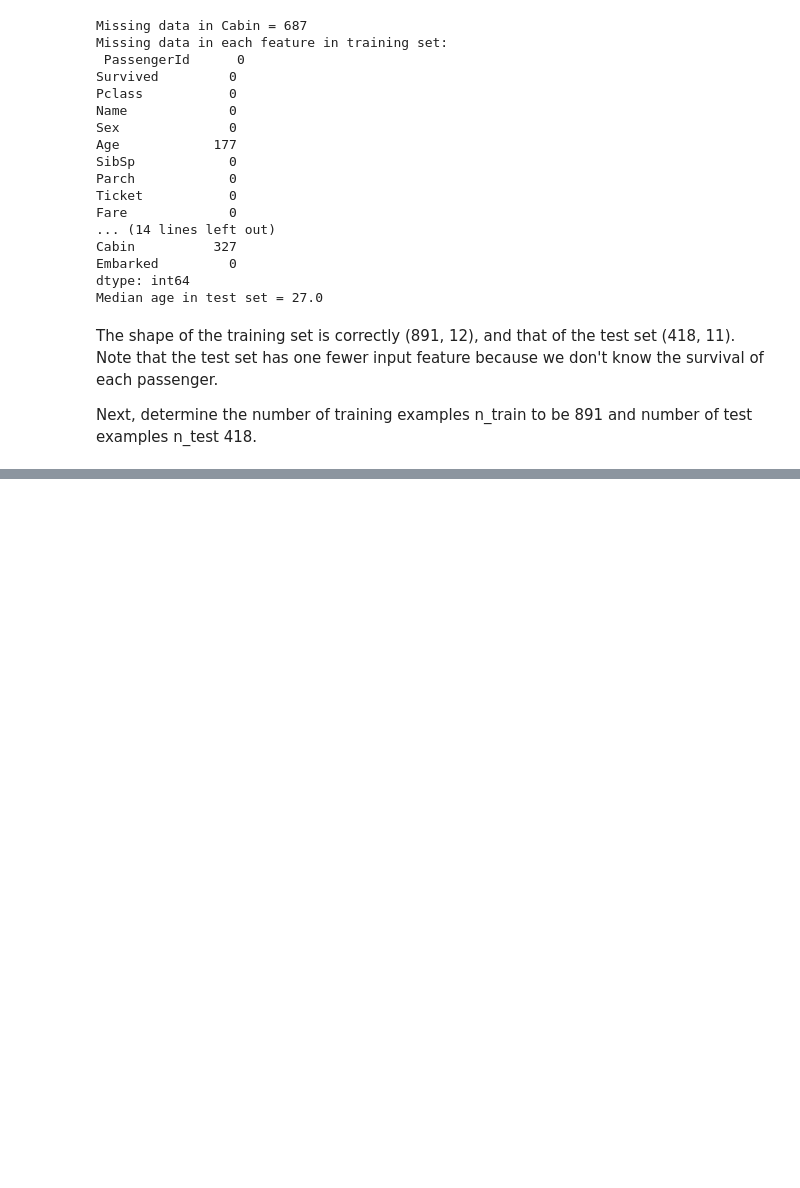
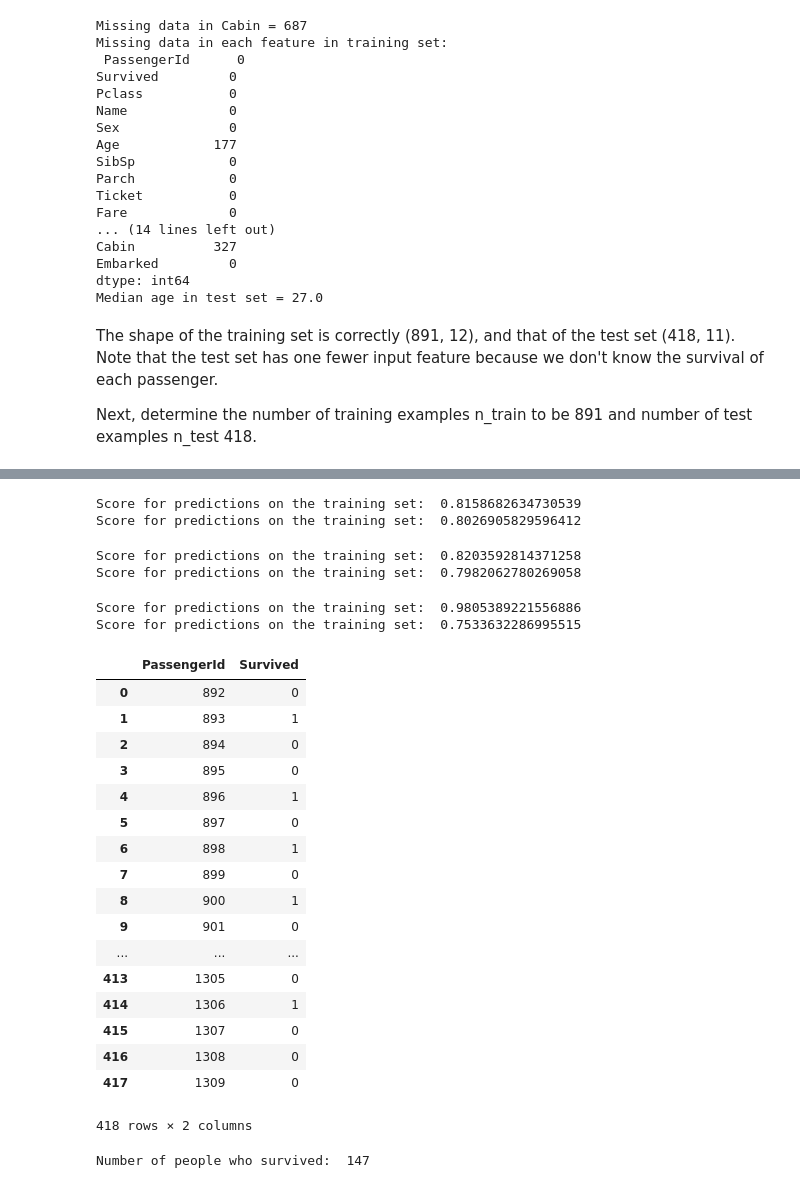
Before and after one commit to haianhle/ar-kaggle, a Jupyter notebook: titanic/titanic_notes.ipynb, the cells around one changed output, grey strips where cells are left out. Cells and saved outputs as stored; diff of their text form; code cells hidden in the pictures; blank space fills up the shorter version.

Commit message:
playing with sklearn models

```diff
--- a/titanic/titanic_notes.ipynb
+++ b/titanic/titanic_notes.ipynb
@@ -207,0 +179,5 @@ dtype: int64
+# %%
+#Extract the same features for X_test and label gender
+X_test = test_set[features]
+X_test['Sex'] = X_test['Sex'].map({'male' : 1, 'female' : 0})
+X_test.head()
@@ -207,0 +263,14 @@ dtype: int64
+# %%
+#normalizing input features for both data sets using MinMaxScaler
+from sklearn.preprocessing import MinMaxScaler
+
+scaler = MinMaxScaler()
+X = scaler.fit_transform(X)
+X_test = scaler.transform(X_test)
+# %%
+from sklearn.model_selection import train_test_split
+
+X_train, X_dev, y_train, y_dev = train_test_split(X, y, random_state=0)
+
+print('Number of training examples: ', X_train.shape[0])
+print('Number of examples for cross validation: ', X_dev.shape[0])
@@ -207,0 +353,55 @@ dtype: int64
+# %%
+# SVM with RBF kernel (default option)
+from sklearn.svm import SVC
+
+rbf_svm = SVC(C=1.0, gamma='scale').fit(X_train, y_train)
+print('Score for predictions on the training set: ', rbf_svm.score(X_train, y_train))
+print('Score for predictions on the training set: ', rbf_svm.score(X_dev, y_dev))
+# %% [output]
+Score for predictions on the training set:  0.8158682634730539
+Score for predictions on the training set:  0.8026905829596412
+# %%
+# SVM with polynomial kernel
+from sklearn.svm import SVC
+
+poly_svm = SVC(C=1.0, kernel='poly', gamma='scale').fit(X_train, y_train)
+print('Score for predictions on the training set: ', poly_svm.score(X_train, y_train))
+print('Score for predictions on the training set: ', poly_svm.score(X_dev, y_dev))
+# %% [output]
+Score for predictions on the training set:  0.8203592814371258
+Score for predictions on the training set:  0.7982062780269058
+# %%
+# decision tree
+from sklearn.tree import DecisionTreeClassifier
+
+tree = DecisionTreeClassifier(criterion='entropy').fit(X_train, y_train)
+print('Score for predictions on the training set: ', tree.score(X_train, y_train))
+print('Score for predictions on the training set: ', tree.score(X_dev, y_dev))
+# %% [output]
+Score for predictions on the training set:  0.9805389221556886
+Score for predictions on the training set:  0.7533632286995515
+# %%
+# Make predictions on unseen data using SVM
+Y_pred = rbf_svm.predict(X_test)
+Y_pred = (Y_pred > 0.5).astype(int)
+Y = pd.DataFrame(data=Y_pred, columns=['Survived'])
+Y.insert(loc=0, column='PassengerId', value=test_set['PassengerId'])
+# %% [output]
+|  | PassengerId | Survived |
+| 0 | 892 | 0 |
+| 1 | 893 | 1 |
+| 2 | 894 | 0 |
+| 3 | 895 | 0 |
+| 4 | 896 | 1 |
+| 5 | 897 | 0 |
+| 6 | 898 | 1 |
+| 7 | 899 | 0 |
+| 8 | 900 | 1 |
+| 9 | 901 | 0 |
+| ... | ... | ... |
+| 413 | 1305 | 0 |
+| 414 | 1306 | 1 |
+| 415 | 1307 | 0 |
+| 416 | 1308 | 0 |
+| 417 | 1309 | 0 |
+418 rows × 2 columns
@@ -207,0 +410,4 @@ dtype: int64
+# %%
+print('Number of people who survived: ', Y['Survived'].sum())
+# %% [output]
+Number of people who survived:  147
```
Also changed, not shown: parts of 33 cells of this notebook.
